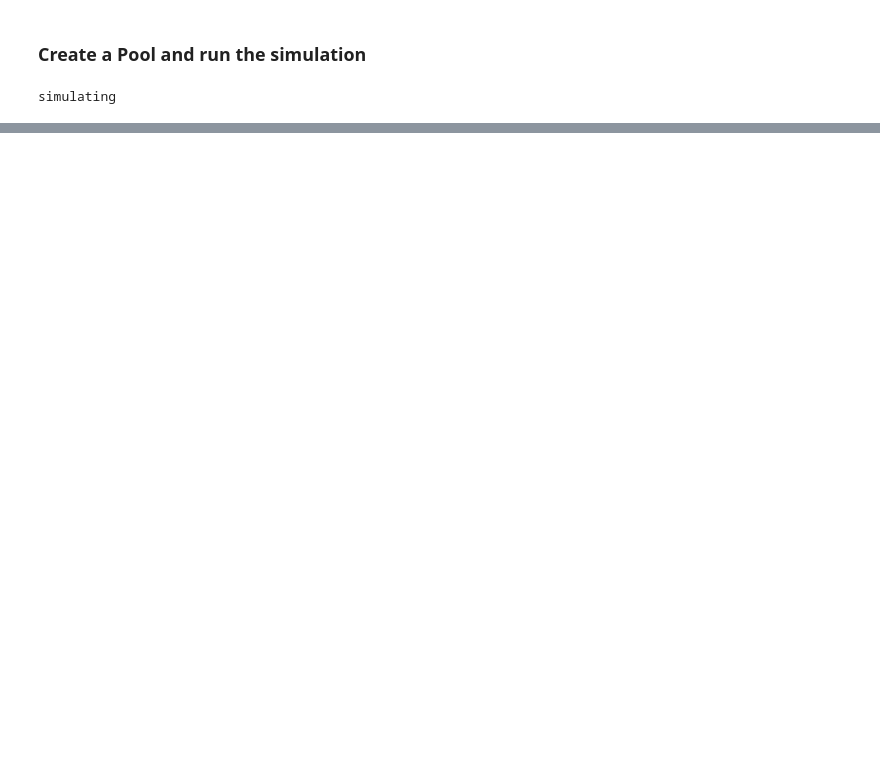
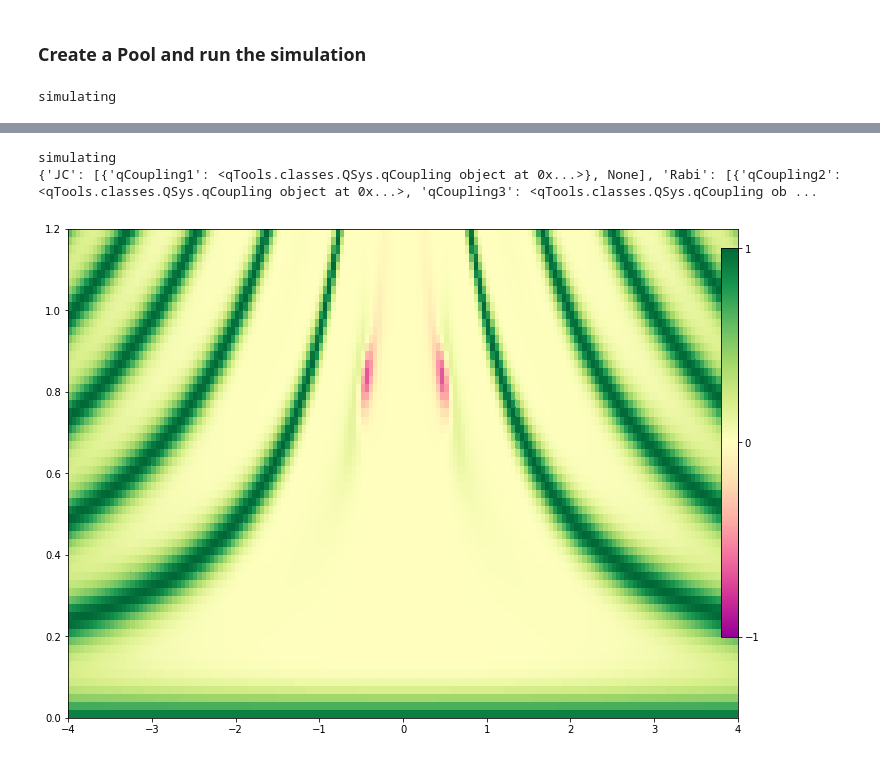
Before and after one commit to CirQuS-UTS/QuanGuru, a Jupyter notebook: Demos/NewObjectDemo.ipynb, the cells around one changed output, grey strips where cells are left out. Drawn from its saved outputs; the diff is of its cells as text; code cells hidden in the pictures; blank space fills up the shorter version.

```diff
--- a/Demos/NewObjectDemo.ipynb
+++ b/Demos/NewObjectDemo.ipynb
@@ -23,7 +23,7 @@ irreg = False
 This is going to be improved
 # %%
 def digitalRabi(obj, stepSize):
-    sigmaX = sp.kron(QuantumToolbox.operators.identity(obj.subSystems['Cavity1'].dimension), obj.sigmaX(obj.subSystems['Qubit1'].dimension), format='csc')
+    sigmaX = sp.kron(QuantumToolbox.operators.identity(obj.subSystems['Cavity1'].dimension), sigmax(obj.subSystems['Qubit1'].dimension), format='csc')
     HamJC = 2 * np.pi * (((obj.subSystems['Cavity1'].frequency/2)*obj.subSystems['Cavity1'].freeMat) + obj.couplingHam)
     UnitaryJC = QuantumToolbox.liouvillian.Liouvillian(HamJC, timeStep=(stepSize / 2))
     UnitaryAJC = (UnitaryJC @ UnitaryJC)
@@ -105 +132,17 @@ print(JCSys.couplingName)
+# %%
+print('simulating')
+'''for i in range(len(cavFreqSweep.sweepList)):
+    qSim.evolveTimeIndep(cav, cavFreqSweep.sweepList[i])'''
+statesDigit, parityDigit = qSim.run(p)
+parityDigit = p.map(partial(expectationKetList, cavParity),statesDigit)
+fig = plt.figure(figsize=(12,9))
+setC = [0.88, 0.25, 0.02, 0.6]
+axGrids = ck.Plotting.Functions.grid(1, 1, fig=fig)
+
+ck.Plotting.SimplePlots.colorPlot(cavFreqSweep.sweepList, [x*qSim.stepSize for x in range(qSim.steps+1)], parityDigit,ax=axGrids[0], gif=fig, setC=setC)
+print(JCSys._QuantumSystem__kept)
+# %% [output]
+simulating
+{'JC': [{'qCoupling1': <qTools.classes.QSys.qCoupling object at 0x...>}, None], 'Rabi': [{'qCoupling2': <qTools.classes.QSys.qCoupling object at 0x...>, 'qCoupling3': <qTools.classes.QSys.qCoupling ob ...
+[figure, added]
 # %%
```
Also changed, not shown: parts of 12 cells of this notebook, 9 other files.
